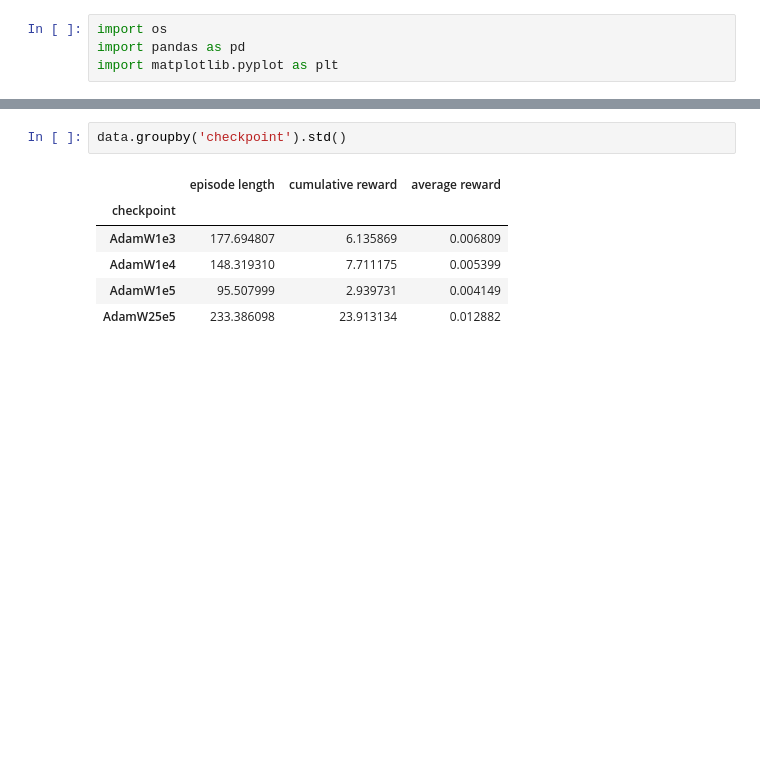
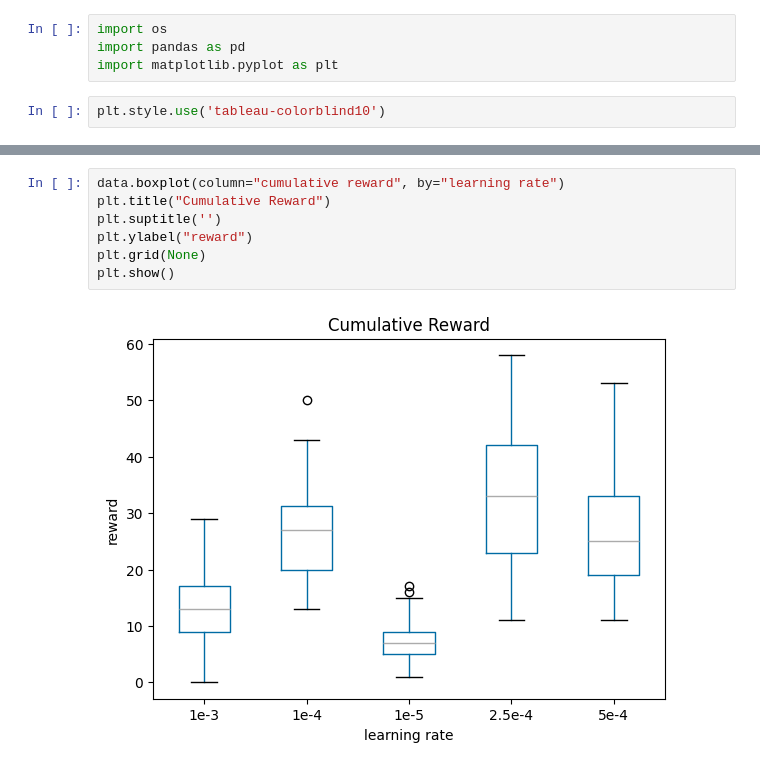
Before and after one commit to D21W12/Diffusion-Deep-Reinforcement-Learning, a Jupyter notebook: notebooks/analysing_learning_rates_dqn.ipynb, the cells around one changed output, grey strips where cells are left out. Saved outputs shown, nothing was run; the diff lists cells and outputs as text; blank space fills up the shorter version.

```diff
--- a/notebooks/analysing_learning_rates_dqn.ipynb
+++ b/notebooks/analysing_learning_rates_dqn.ipynb
@@ -2,3 +6,5 @@
 import os
 import pandas as pd
 import matplotlib.pyplot as plt
+# %%
+plt.style.use('tableau-colorblind10')
@@ -39,9 +80,9 @@ data.groupby('checkpoint').mean()
-# %%
-data.groupby('checkpoint').std()
-# %% [output]
-|  | episode length | cumulative reward | average reward |
-| checkpoint |  |  |  |
-| AdamW1e3 | 177.694807 | 6.135869 | 0.006809 |
-| AdamW1e4 | 148.319310 | 7.711175 | 0.005399 |
-| AdamW1e5 | 95.507999 | 2.939731 | 0.004149 |
-| AdamW25e5 | 233.386098 | 23.913134 | 0.012882 |
+# %%
+data.boxplot(column="cumulative reward", by="learning rate")
+plt.title("Cumulative Reward")
+plt.suptitle('')
+plt.ylabel("reward")
+plt.grid(None)
+plt.show()
+# %% [output]
+[figure, added]
```
Also changed, not shown: parts of 18 cells of this notebook, 9 other files.
